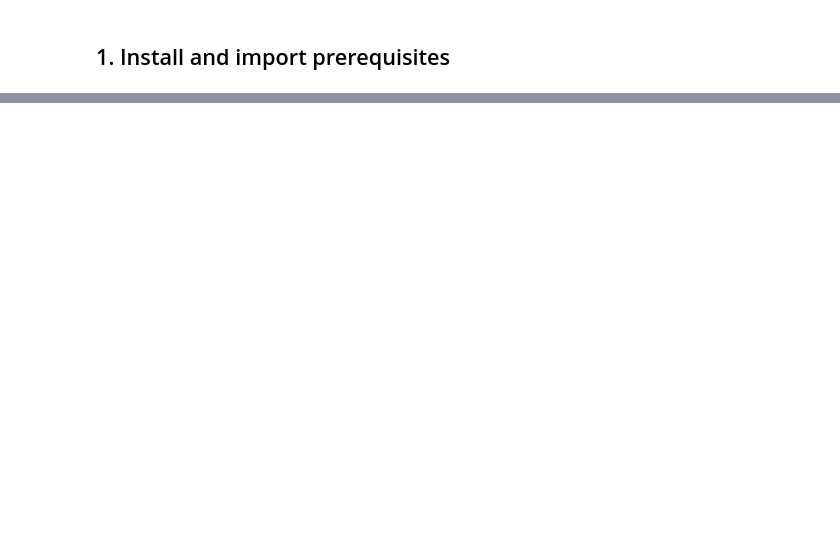
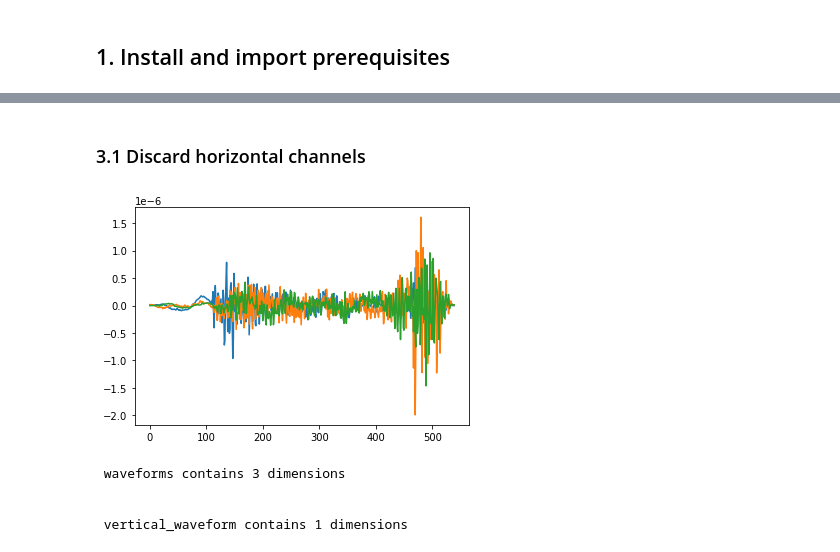
Before and after one commit to 17kaMIKAze08/machinelearning_UNIL, a Jupyter notebook: Project/EQml.ipynb, the cells around one changed output, grey strips where cells are left out. Saved outputs shown, nothing was run; the diff lists cells and outputs as text; code cells hidden in the pictures; blank space fills up the shorter version.

```diff
--- a/Project/EQml.ipynb
+++ b/Project/EQml.ipynb
@@ -117,0 +121,16 @@ print(data.head())
+# %% [markdown]
+### 3.1 Discard horizontal channels
+# %%
+plt.plot(waveforms.T);
+# %% [output]
+[figure, added]
+# %%
+#print(waveforms.shape) # It is numpy.ndarray with 3 dimensions, each one is a different channel
+print(f"\n waveforms contains {waveforms.shape[0]} dimensions \n")
+vertical_waveform = waveforms[0] #take only the first dimension (vertical component)
+print(f"\n vertical_waveform contains 1 dimensions \n")
+# %% [output]
+ waveforms contains 3 dimensions
+
+
+ vertical_waveform contains 1 dimensions
```
Also changed, not shown: parts of 86 cells of this notebook, 4 other files.
